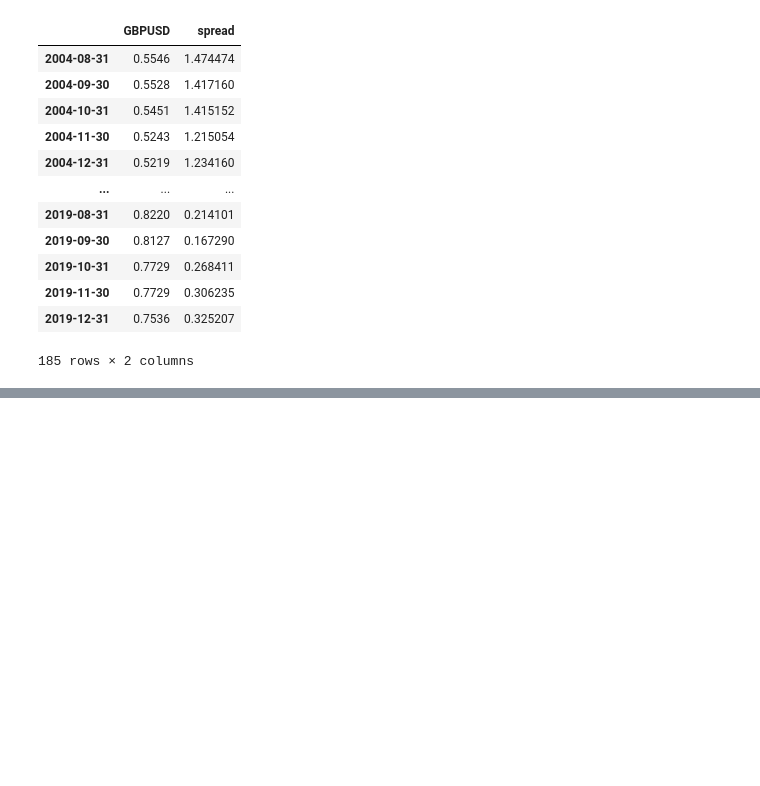
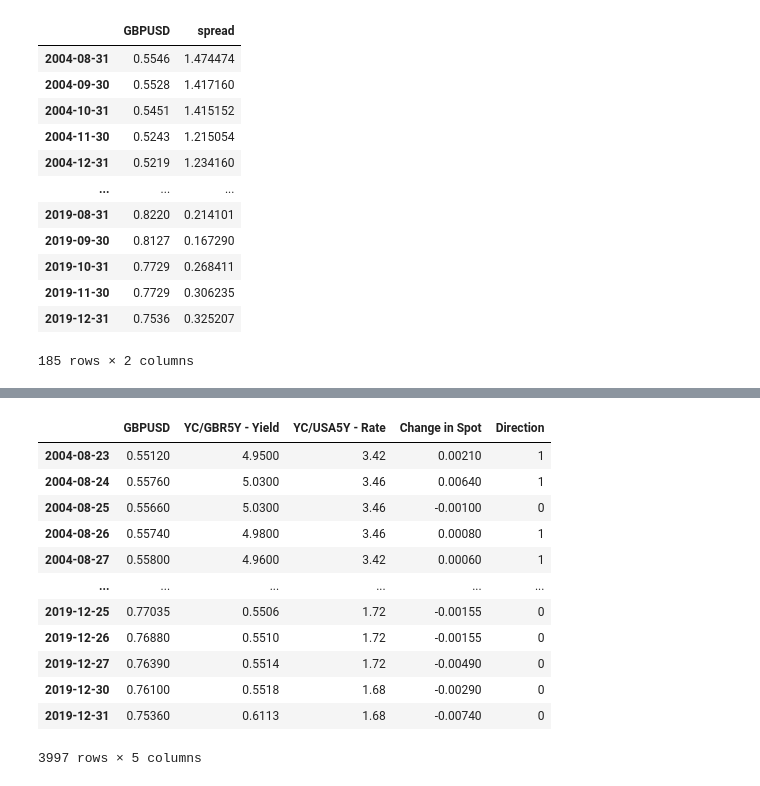
Before and after one commit to maneetsingh1/ts_forex_project, a Jupyter notebook: codes/1. EDA.ipynb, the cells around one changed output, grey strips where cells are left out. Cells and saved outputs as stored; diff of their text form; code cells hidden in the pictures; blank space fills up the shorter version.

```diff
--- a/codes/1. EDA.ipynb
+++ b/codes/1. EDA.ipynb
@@ -274,0 +320,16 @@ autoarima_stat
+# %%
+data_gbp
+# %% [output]
+|  | GBPUSD | YC/GBR5Y - Yield | YC/USA5Y - Rate | Change in Spot | Direction |
+| 2004-08-23 | 0.55120 | 4.9500 | 3.42 | 0.00210 | 1 |
+| 2004-08-24 | 0.55760 | 5.0300 | 3.46 | 0.00640 | 1 |
+| 2004-08-25 | 0.55660 | 5.0300 | 3.46 | -0.00100 | 0 |
+| 2004-08-26 | 0.55740 | 4.9800 | 3.46 | 0.00080 | 1 |
+| 2004-08-27 | 0.55800 | 4.9600 | 3.42 | 0.00060 | 1 |
+| ... | ... | ... | ... | ... | ... |
+| 2019-12-25 | 0.77035 | 0.5506 | 1.72 | -0.00155 | 0 |
+| 2019-12-26 | 0.76880 | 0.5510 | 1.72 | -0.00155 | 0 |
+| 2019-12-27 | 0.76390 | 0.5514 | 1.72 | -0.00490 | 0 |
+| 2019-12-30 | 0.76100 | 0.5518 | 1.68 | -0.00290 | 0 |
+| 2019-12-31 | 0.75360 | 0.6113 | 1.68 | -0.00740 | 0 |
+3997 rows × 5 columns
```
Also changed, not shown: parts of 15 cells of this notebook, 1 other file.
